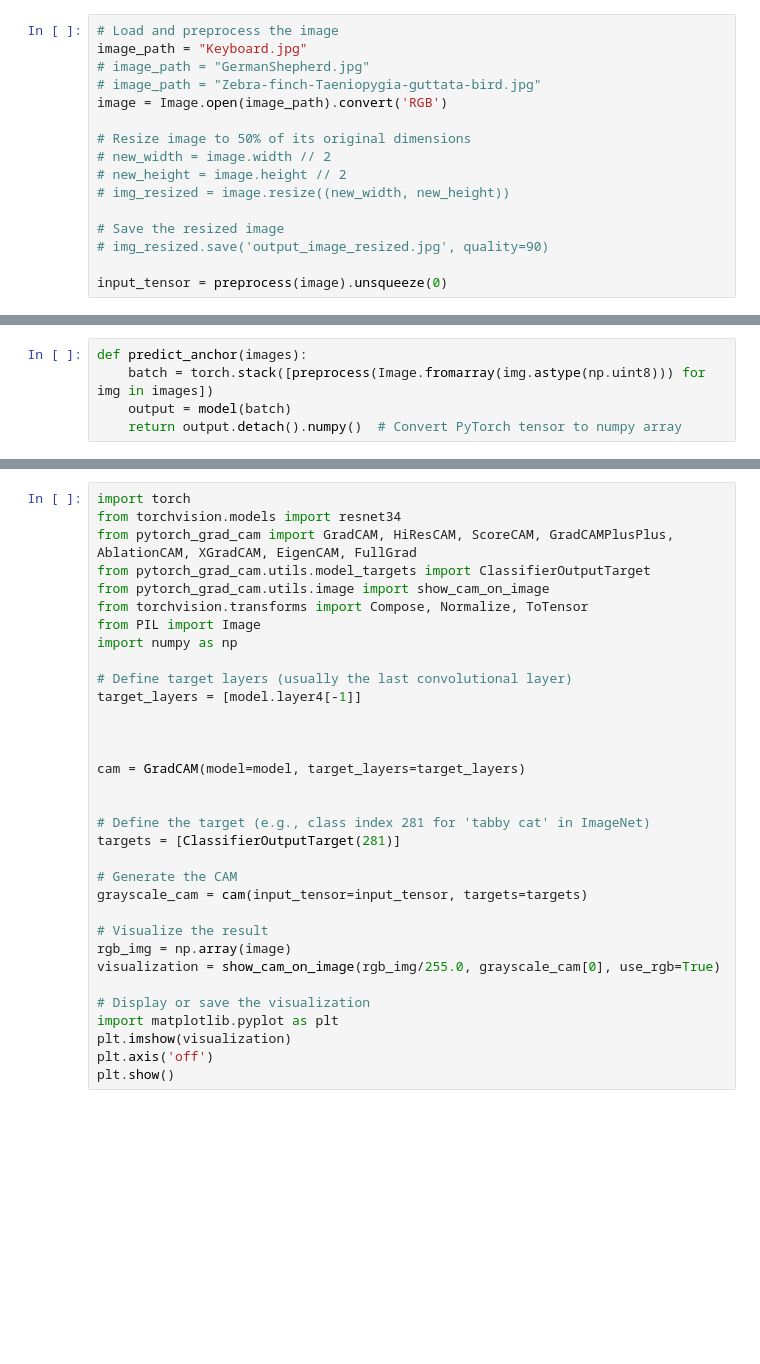
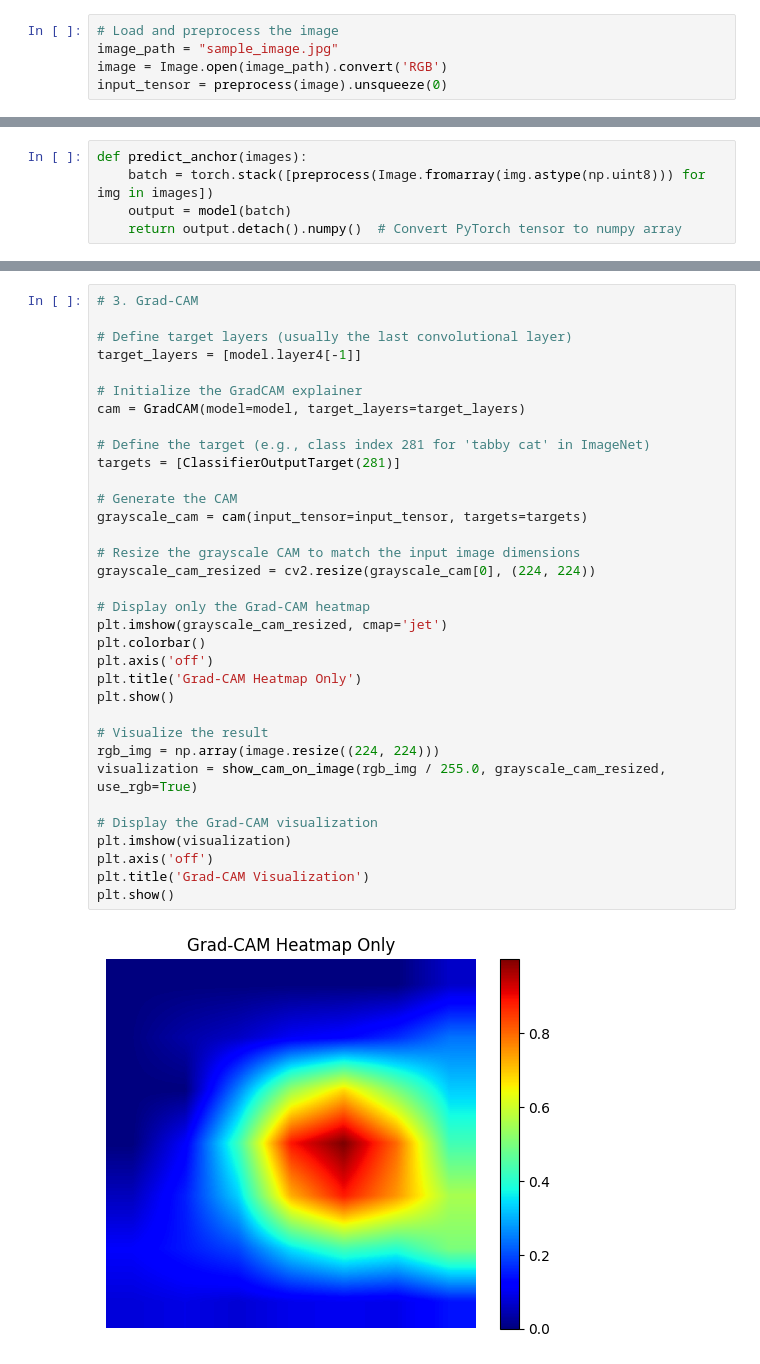
Before and after one commit to akalpit23/Explainable-techniques, a Jupyter notebook: Assignment-5/Explainable_Techniques_Assignment_05.ipynb, the cells around one changed output, grey strips where cells are left out. Drawn from its saved outputs; the diff is of its cells as text; blank space fills up the shorter version.

```diff
--- a/Assignment-5/Explainable_Techniques_Assignment_05.ipynb
+++ b/Assignment-5/Explainable_Techniques_Assignment_05.ipynb
@@ -107,19 +151,8 @@ preprocess = transforms.Compose([
 ])
 # %%
 # Load and preprocess the image
-image_path = "Keyboard.jpg"
-# image_path = "GermanShepherd.jpg"
-# image_path = "Zebra-finch-Taeniopygia-guttata-bird.jpg"
+image_path = "sample_image.jpg"
 image = Image.open(image_path).convert('RGB')
-
-# Resize image to 50% of its original dimensions
-# new_width = image.width // 2
-# new_height = image.height // 2
-# img_resized = image.resize((new_width, new_height))
-
-# Save the resized image
-# img_resized.save('output_image_resized.jpg', quality=90)
-
 input_tensor = preprocess(image).unsqueeze(0)
 # %%
 input_tensor.shape
@@ -208,33 +248,36 @@ plt.show()
 # %%
-import torch
-from torchvision.models import resnet34
-from pytorch_grad_cam import GradCAM, HiResCAM, ScoreCAM, GradCAMPlusPlus, AblationCAM, XGradCAM, EigenCAM, FullGrad
-from pytorch_grad_cam.utils.model_targets import ClassifierOutputTarget
-from pytorch_grad_cam.utils.image import show_cam_on_image
-from torchvision.transforms import Compose, Normalize, ToTensor
-from PIL import Image
-import numpy as np
+# 3. Grad-CAM
 
 # Define target layers (usually the last convolutional layer)
 target_layers = [model.layer4[-1]]
 
-
-
+# Initialize the GradCAM explainer
 cam = GradCAM(model=model, target_layers=target_layers)
-
 
 # Define the target (e.g., class index 281 for 'tabby cat' in ImageNet)
 targets = [ClassifierOutputTarget(281)]
 
 # Generate the CAM
 grayscale_cam = cam(input_tensor=input_tensor, targets=targets)
 
+# Resize the grayscale CAM to match the input image dimensions
+grayscale_cam_resized = cv2.resize(grayscale_cam[0], (224, 224))
+
+# Display only the Grad-CAM heatmap
+plt.imshow(grayscale_cam_resized, cmap='jet')
+plt.colorbar()
+plt.axis('off')
+plt.title('Grad-CAM Heatmap Only')
+plt.show()
+
 # Visualize the result
-rgb_img = np.array(image)
-visualization = show_cam_on_image(rgb_img/255.0, grayscale_cam[0], use_rgb=True)
+rgb_img = np.array(image.resize((224, 224)))
+visualization = show_cam_on_image(rgb_img / 255.0, grayscale_cam_resized, use_rgb=True)
 
-# Display or save the visualization
-import matplotlib.pyplot as plt
+# Display the Grad-CAM visualization
 plt.imshow(visualization)
 plt.axis('off')
+plt.title('Grad-CAM Visualization')
 plt.show()
+# %% [output]
+[figure, added]
```
Also changed, not shown: parts of 12 cells of this notebook.
